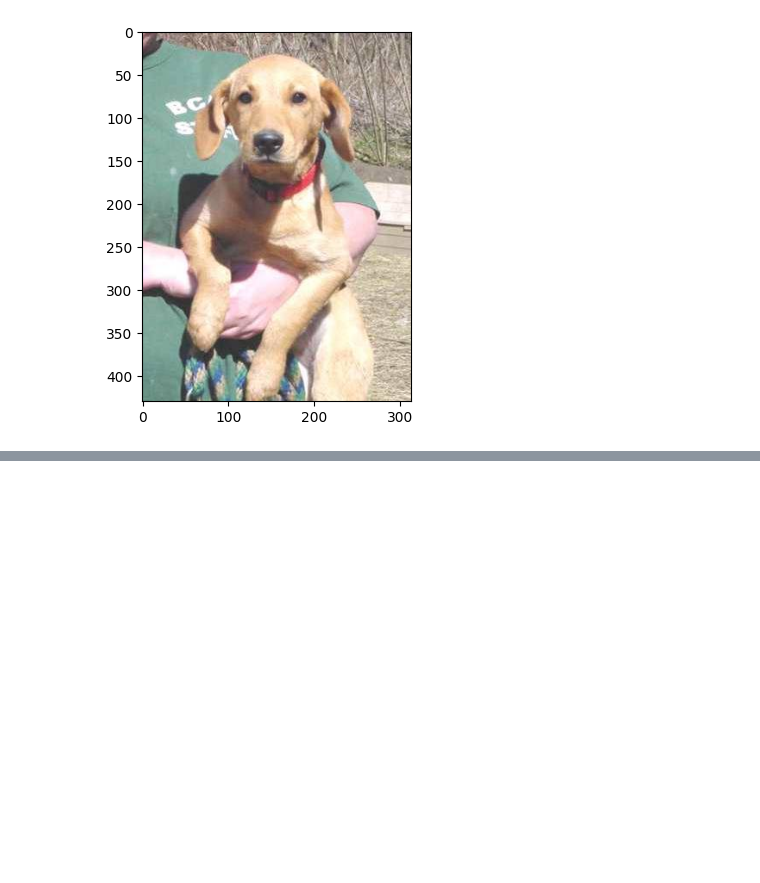
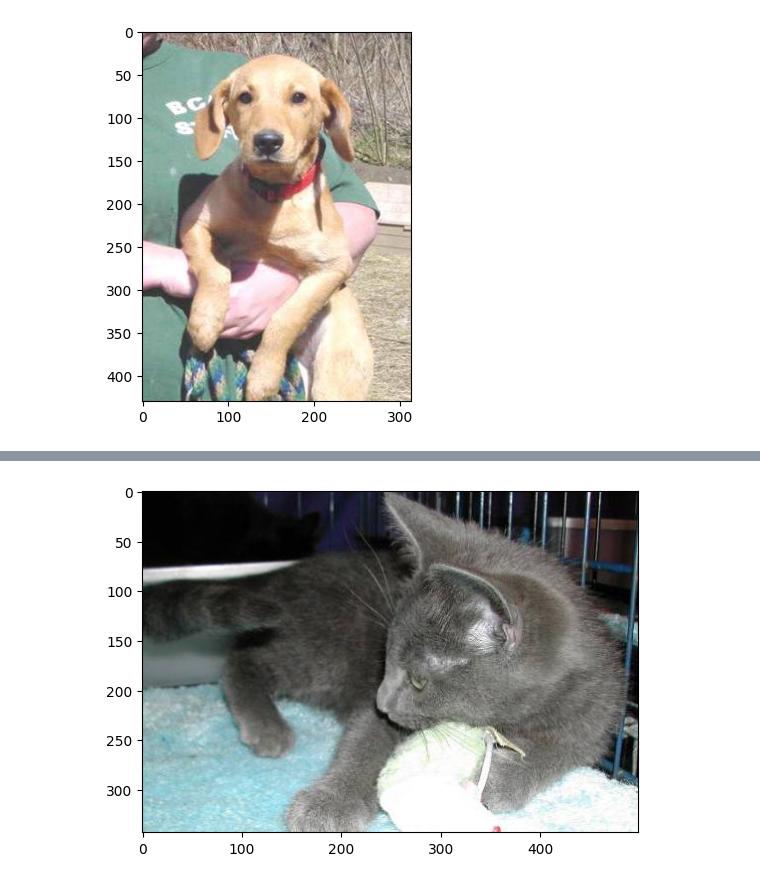
Before and after one commit to justinforlenza/intro-to-ai, a Jupyter notebook: cat_v_dog.ipynb, the cells around one changed output, grey strips where cells are left out. Cells and saved outputs as stored; diff of their text form; code cells hidden in the pictures; blank space fills up the shorter version.

```diff
--- a/cat_v_dog.ipynb
+++ b/cat_v_dog.ipynb
@@ -56,0 +150,8 @@ for file_name in file_names:
+# %%
+image_number = input("Give me a number between 1 and 12500")
+
+test_image = mpimg.imread(f'test1/{image_number}.jpg')
+plt.imshow(test_image)
+plt.show()
+# %% [output]
+[figure, added]
```
Also changed, not shown: parts of 10 cells of this notebook, 1 other file.
